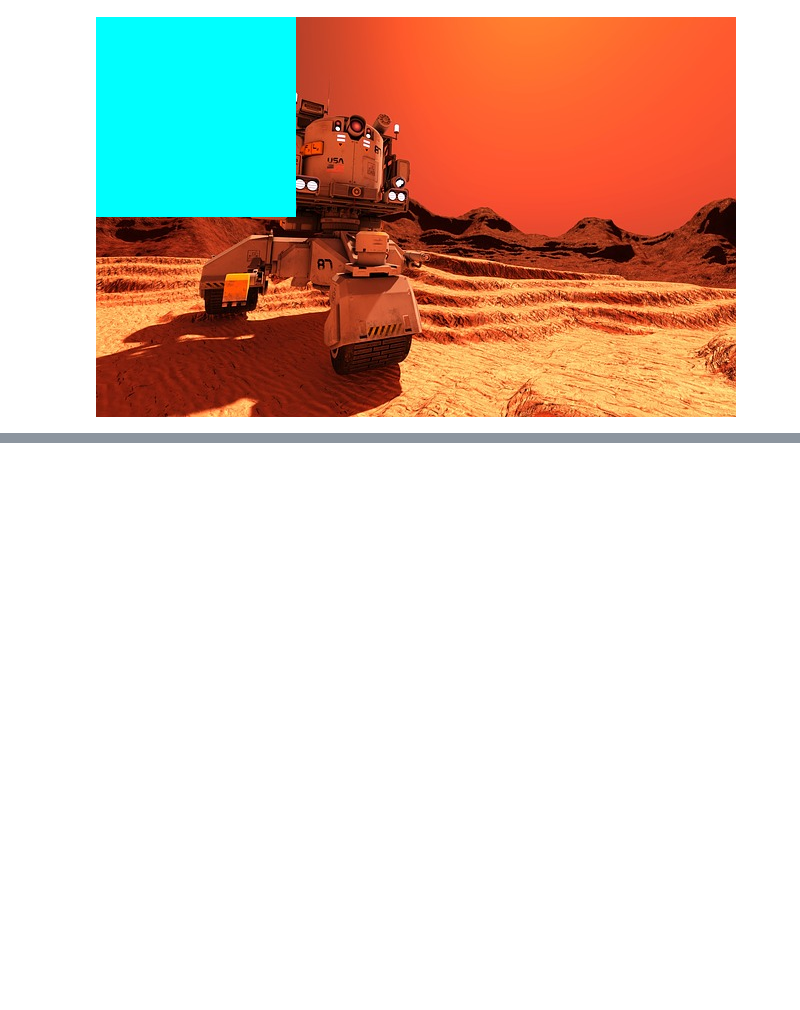
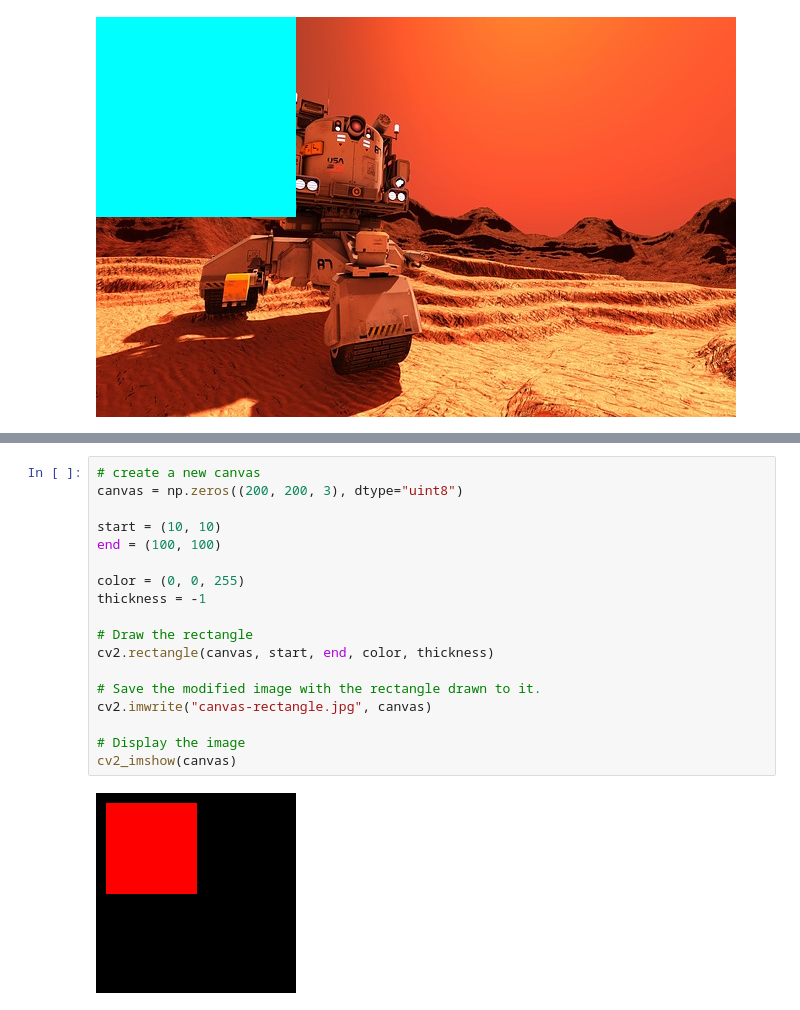
Before and after one commit to rahiakela/building-computer-vision-applications-using-artificial-neural-networks, a Jupyter notebook: 2_image_and_video_processing.ipynb, the cells around one changed output, grey strips where cells are left out. Drawn from its saved outputs; the diff is of its cells as text; blank space fills up the shorter version.

```diff
--- a/2_image_and_video_processing.ipynb
+++ b/2_image_and_video_processing.ipynb
@@ -80,0 +166,20 @@ Blue, Green and Red values at (0, 0):  (40, 55, 134)
+# %%
+# create a new canvas
+canvas = np.zeros((200, 200, 3), dtype="uint8")
+
+start = (10, 10)
+end = (100, 100)
+
+color = (0, 0, 255)
+thickness = -1
+
+# Draw the rectangle
+cv2.rectangle(canvas, start, end, color, thickness)
+
+# Save the modified image with the rectangle drawn to it.
+cv2.imwrite("canvas-rectangle.jpg", canvas)
+
+# Display the image
+cv2_imshow(canvas)
+# %% [output]
+[figure, added]
```
Also changed, not shown: parts of 13 cells of this notebook.
